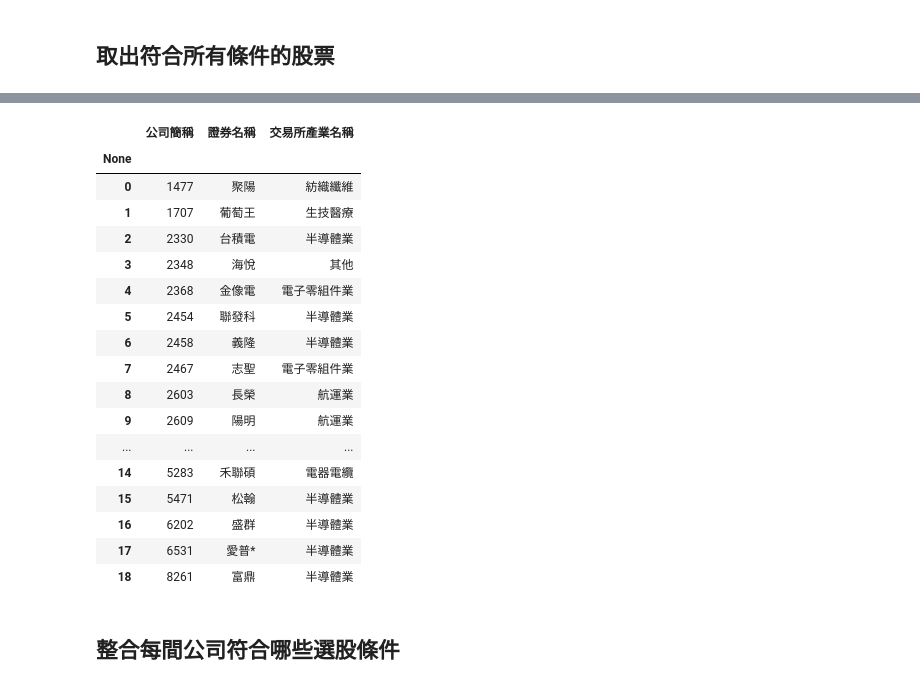
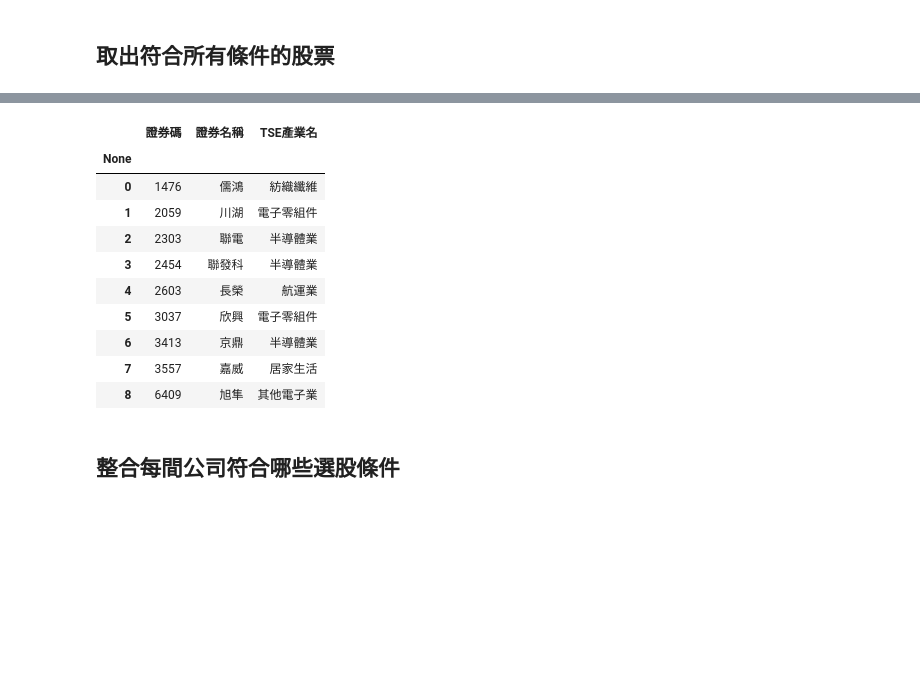
Before and after one commit to tejtw/TEJAPI_Python_Medium_Application, a Jupyter notebook: FinTech Space 巴菲特選股策略範例.ipynb, the cells around one changed output, grey strips where cells are left out. Drawn from its saved outputs; the diff is of its cells as text; code cells hidden in the pictures; blank space fills up the shorter version.

```diff
--- a/FinTech Space 巴菲特選股策略範例.ipynb
+++ b/FinTech Space 巴菲特選股策略範例.ipynb
@@ -190,12 +194,12 @@ len(set_1)
 # %%
-# 取出近三年(2022-12-30, 2021-12-30, 2020-12-30)的資料
-data_last_3Y = data[data['日期'].isin(['2022-12-30', '2021-12-30', '2020-12-30'])].reset_index(drop = True)
+# 取出近兩年(2022-12-30, 2021-12-30)的資料
+data_last_2Y = data[data['日期'].isin(['2022-12-30', '2021-12-30'])].reset_index(drop = True)
 
-# 計算公司三年平均的 ROE
-ROE_3Y_ave = data_last_3Y.groupby('股票代碼')['常續ROE_A'].mean()
+# 計算公司兩年平均的 ROE
+ROE_2Y_ave = data_last_2Y.groupby('股票代碼')['常續ROE_A'].mean()
 
 # 從 Series 轉成 Dataframe，並重新命名欄位
-ROE_3Y_ave = pd.DataFrame(ROE_3Y_ave).rename(columns = {'常續ROE_A': '3年平均ROE'})
+ROE_2Y_ave = pd.DataFrame(ROE_2Y_ave).rename(columns = {'常續ROE_A': '2年平均ROE'})
 
-ROE_3Y_ave
+ROE_2Y_ave
 # %% [output]
@@ -216,5 +220,5 @@ ROE_3Y_ave
 # %%
-set_2 = set(ROE_3Y_ave[ROE_3Y_ave['3年平均ROE'] > 15].index)  # 篩選符合選股條件的公司
+set_2 = set(ROE_2Y_ave[ROE_2Y_ave['2年平均ROE'] > 17].index)  # 篩選符合選股條件的公司
 set_2
 # %% [output]
 {'1232',
@@ -311,6 +315,6 @@ len(set_3)
 # %%
-# 取出最近一年及三年前的資料
-cash_data = data[data['日期'].isin(['2019-12-31', '2022-12-30'])].reset_index(drop = True)
+# 取出最近一年及前一年度的資料
+cash_data = data[data['日期'].isin(['2021-12-30', '2022-12-30'])].reset_index(drop = True)
 
 # 取出股票基本資料與自由現金流量方便觀察
 cash_data = cash_data[['股票代碼', '日期', '自由現金流量']]
@@ -355,4 +359,4 @@ cash_data
 # %%
-set_4 = set(cash_data[cash_data['指標'] > 1]['股票代碼'])  # 篩選符合選股條件的公司
+set_4 = set(cash_data[cash_data['指標'] > 1.5]['股票代碼'])  # 篩選符合選股條件的公司
 set_4
 # %% [output]
@@ -409,35 +395,28 @@ len(tickers)
 # %%
 import tejapi
 
 tejapi.ApiConfig.api_key = tej_key
 tejapi.ApiConfig.ignoretz = api_base
 
-ticker_data = tejapi.get('TWN/APISTOCK',  # 證券屬性資料表
+ticker_data = tejapi.get('TWN/ANPRCSTD',  # 證券屬性資料表
                   coid = tickers,
-                  opts = {'columns':['coid', 'stk_name', 'tseindnm_c']},
+                  opts = {'columns':['coid', 'stk_name', 'tseindnm']},
                   chinese_column_name = True,
                   paginate = True)
 
 ticker_data
 # %% [output]
-|  | 公司簡稱 | 證券名稱 | 交易所產業名稱 |
+|  | 證券碼 | 證券名稱 | TSE產業名 |
 | None |  |  |  |
-| 0 | 1477 | 聚陽 | 紡織纖維 |
-| 1 | 1707 | 葡萄王 | 生技醫療 |
-| 2 | 2330 | 台積電 | 半導體業 |
-| 3 | 2348 | 海悅 | 其他 |
-| 4 | 2368 | 金像電 | 電子零組件業 |
-| 5 | 2454 | 聯發科 | 半導體業 |
-| 6 | 2458 | 義隆 | 半導體業 |
-| 7 | 2467 | 志聖 | 電子零組件業 |
-| 8 | 2603 | 長榮 | 航運業 |
-| 9 | 2609 | 陽明 | 航運業 |
-| ... | ... | ... | ... |
-| 14 | 5283 | 禾聯碩 | 電器電纜 |
-| 15 | 5471 | 松翰 | 半導體業 |
-| 16 | 6202 | 盛群 | 半導體業 |
-| 17 | 6531 | 愛普* | 半導體業 |
-| 18 | 8261 | 富鼎 | 半導體業 |
+| 0 | 1476 | 儒鴻 | 紡織纖維 |
+| 1 | 2059 | 川湖 | 電子零組件 |
+| 2 | 2303 | 聯電 | 半導體業 |
+| 3 | 2454 | 聯發科 | 半導體業 |
+| 4 | 2603 | 長榮 | 航運業 |
+| 5 | 3037 | 欣興 | 電子零組件 |
+| 6 | 3413 | 京鼎 | 半導體業 |
+| 7 | 3557 | 嘉威 | 居家生活 |
+| 8 | 6409 | 旭隼 | 其他電子業 |
 # %% [markdown]
 ## 整合每間公司符合哪些選股條件
 # %%
```
Also changed, not shown: parts of 45 cells of this notebook.
